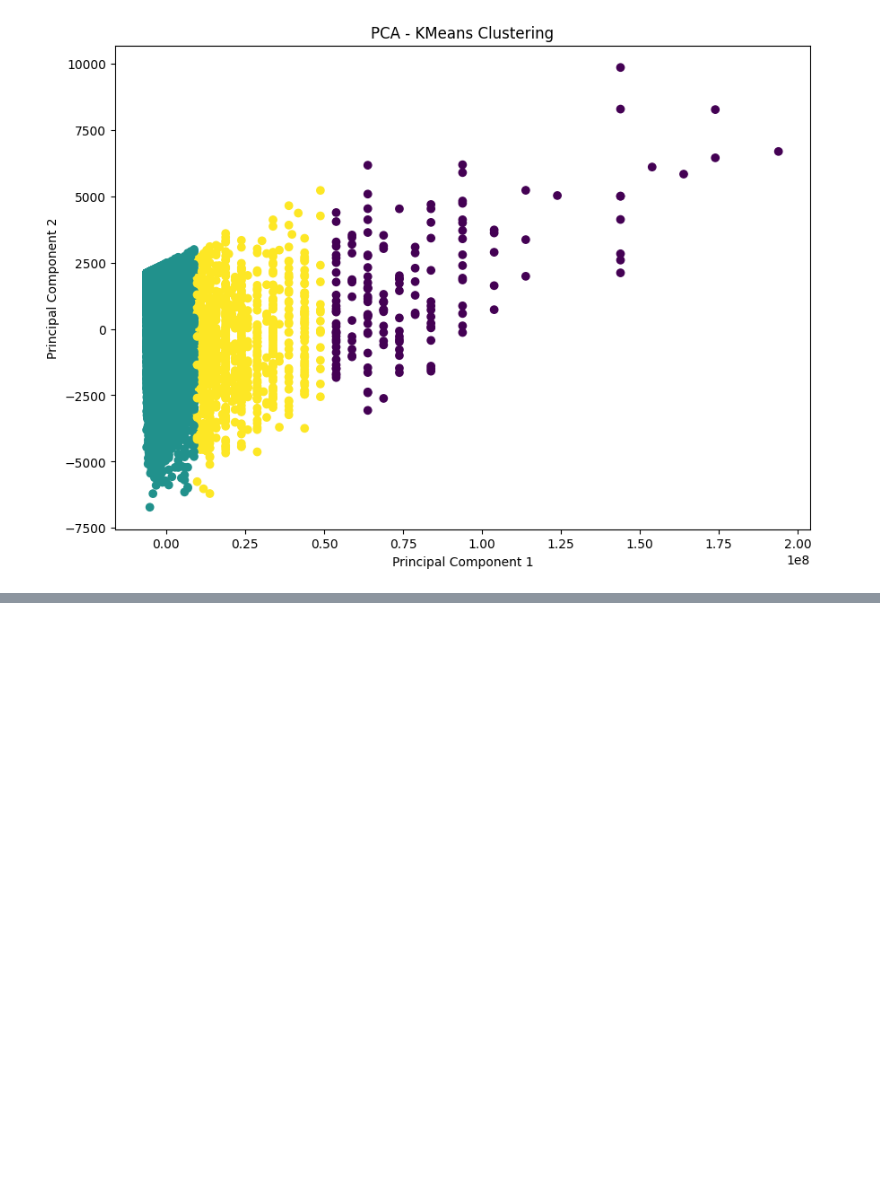
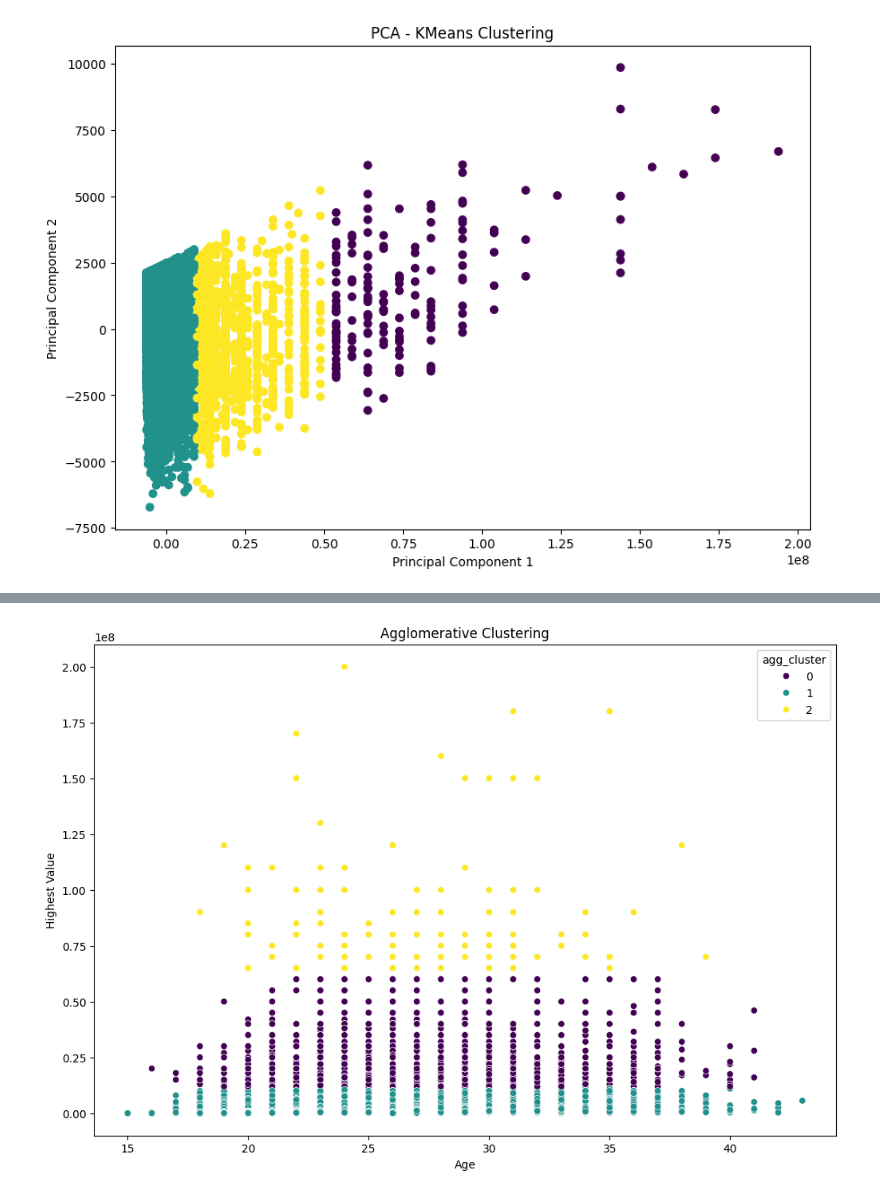
Before and after one commit to uygararas/ie423, a Jupyter notebook: task2.ipynb, the cells around one changed output, grey strips where cells are left out. Saved outputs shown, nothing was run; the diff lists cells and outputs as text; code cells hidden in the pictures; blank space fills up the shorter version.

```diff
--- a/task2.ipynb
+++ b/task2.ipynb
@@ -264,19 +275,18 @@ Gaussian Mixture Models
 # %%
-from sklearn.mixture import GaussianMixture
+from sklearn.cluster import AgglomerativeClustering
 
 # Define the model
-gmm = GaussianMixture(n_components=3, random_state=1)
+agg_clustering = AgglomerativeClustering(n_clusters=3)
 
 # Fit the model
-gmm.fit(x)
-
-# Assign clusters
-x['gmm_cluster'] = gmm.predict(x)
+x['agg_cluster'] = agg_clustering.fit_predict(x)
 
 # Visualize the clusters
 plt.figure(figsize=(12, 8))
-sns.scatterplot(x='age', y='highest_value', hue='gmm_cluster', data=x, palette='viridis')
-plt.title('Gaussian Mixture Model Clustering')
+sns.scatterplot(x='age', y='highest_value', hue='agg_cluster', data=x, palette='viridis')
+plt.title('Agglomerative Clustering')
 plt.xlabel('Age')
 plt.ylabel('Highest Value')
 plt.show()
+# %% [output]
+[figure, added]
```
Also changed, not shown: parts of 29 cells of this notebook.
